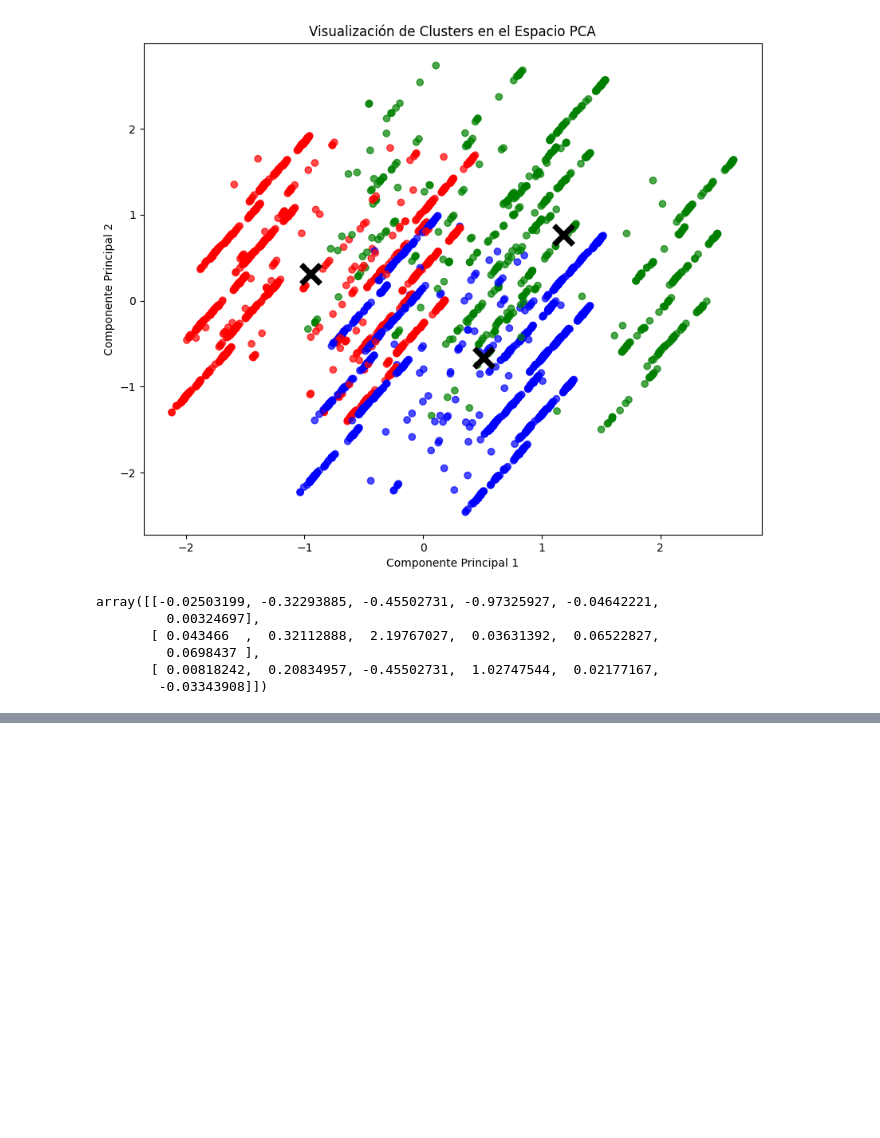
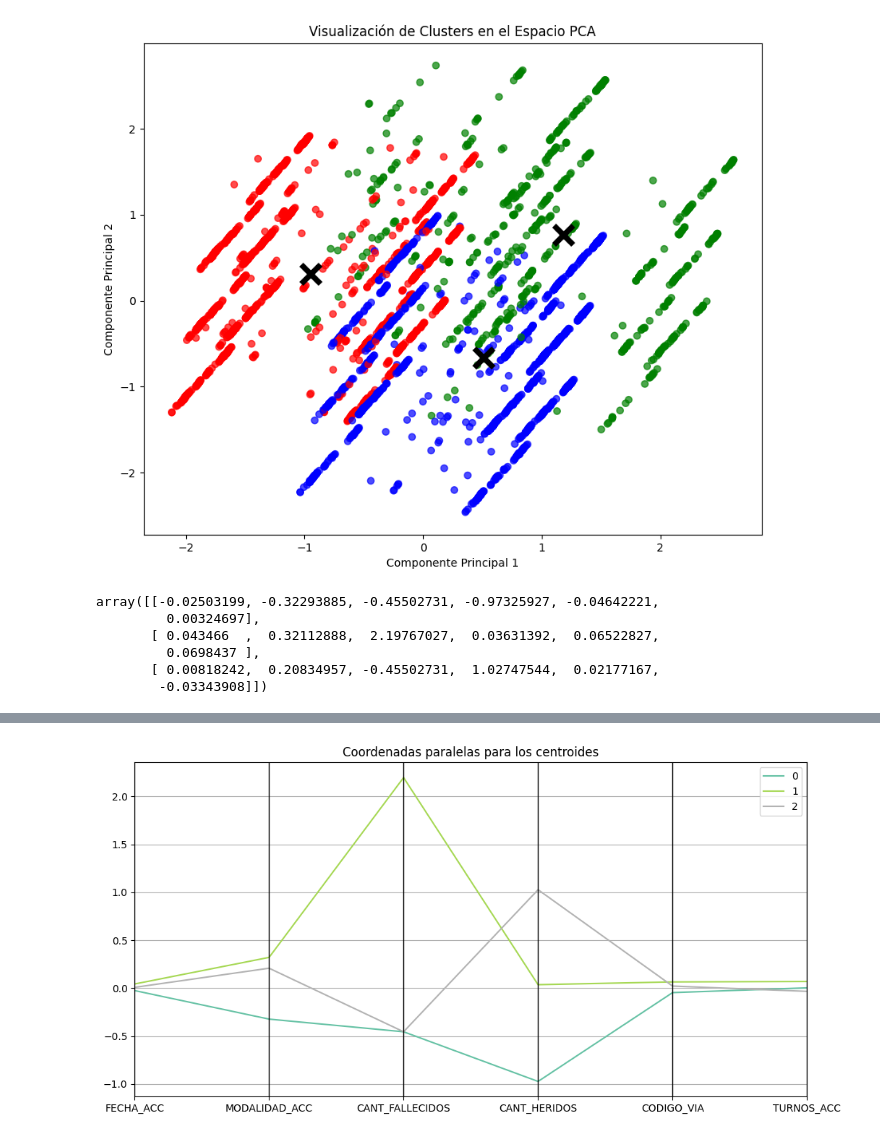
Before and after one commit to voz-mk/sistemas-inteligentes, a Jupyter notebook: main.ipynb, the cells around one changed output, grey strips where cells are left out. Cells and saved outputs as stored; diff of their text form; code cells hidden in the pictures; blank space fills up the shorter version.

Commit message:
Centroides

```diff
--- a/main.ipynb
+++ b/main.ipynb
@@ -534,0 +535,16 @@ display_parallel_coordinates(X_clustered, 3)
+# %%
+# Calcular los centroides
+centroids = pd.DataFrame(kmeans.cluster_centers_, columns=X.columns)
+centroids['cluster'] = centroids.index
+# %%
+# Función para mostrar coordenadas paralelas de los centroides
+def display_parallel_coordinates_centroids(data, num_clusters):
+    plt.figure(figsize=(12, 6))
+    parallel_coordinates(data, class_column='cluster', colormap=plt.get_cmap("Set2"))
+    plt.title('Coordenadas paralelas para los centroides')
+    plt.show()
+
+# Mostrar el gráfico de coordenadas paralelas para los centroides
+display_parallel_coordinates_centroids(centroids, 3)
+# %% [output]
+[figure, added]
```
Also changed, not shown: parts of 1 cell of this notebook.
